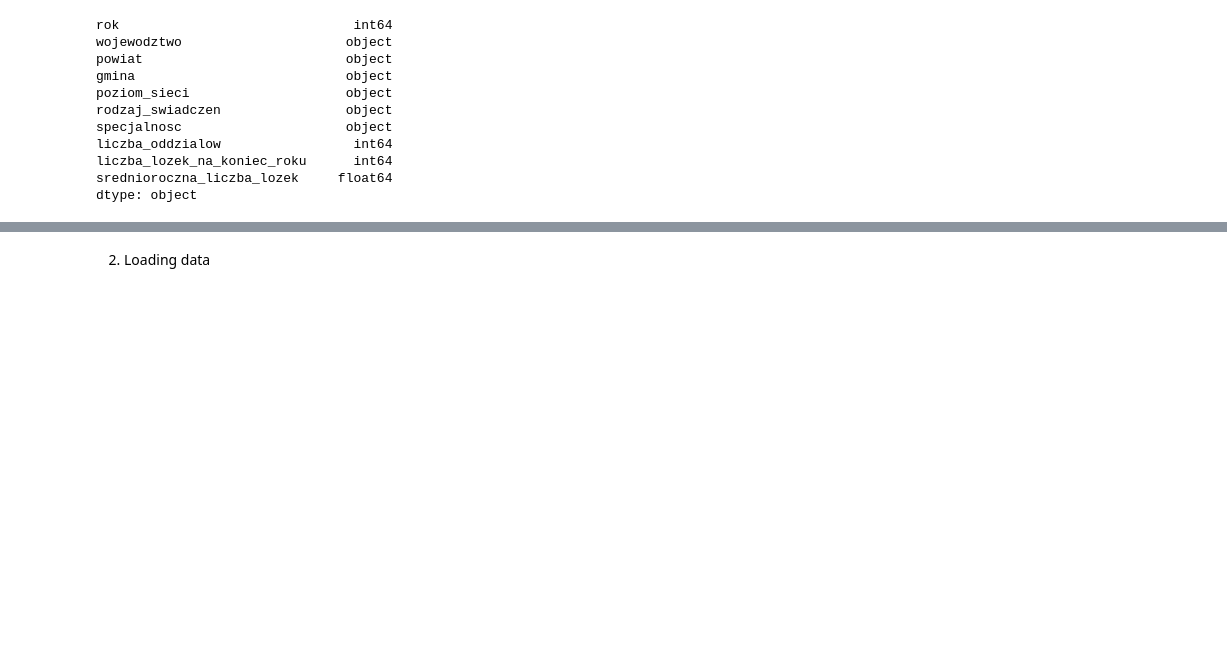
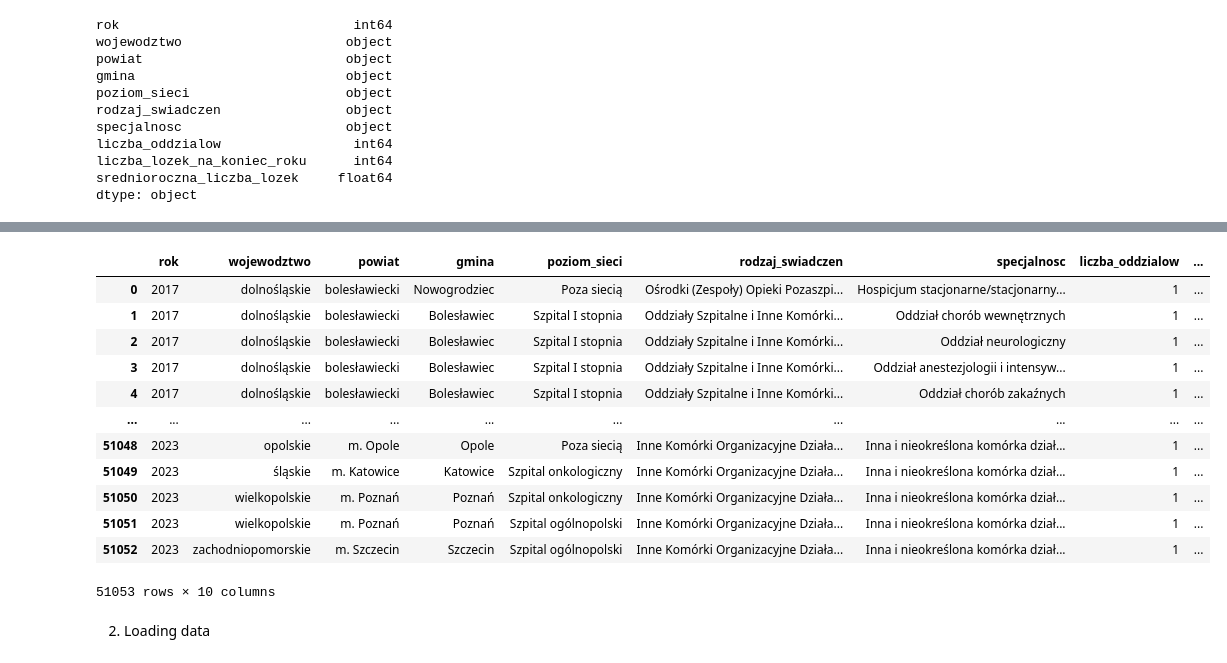
Before and after one commit to wiktorKycia/EDA, a Jupyter notebook: main.ipynb, the cells around one changed output, grey strips where cells are left out. Drawn from its saved outputs; the diff is of its cells as text; code cells hidden in the pictures; blank space fills up the shorter version.

```diff
--- a/main.ipynb
+++ b/main.ipynb
@@ -376,3 +417,19 @@ dtype: object
+# %%
+df
+# %% [output]
+|  | rok | wojewodztwo | powiat | gmina | poziom_sieci | rodzaj_swiadczen | specjalnosc | liczba_oddzialow | ... |
+| 0 | 2017 | dolnośląskie | bolesławiecki | Nowogrodziec | Poza siecią | Ośrodki (Zespoły) Opieki Pozaszpi... | Hospicjum stacjonarne/stacjonarny... | 1 | ... |
+| 1 | 2017 | dolnośląskie | bolesławiecki | Bolesławiec | Szpital I stopnia | Oddziały Szpitalne i Inne Komórki... | Oddział chorób wewnętrznych | 1 | ... |
+| 2 | 2017 | dolnośląskie | bolesławiecki | Bolesławiec | Szpital I stopnia | Oddziały Szpitalne i Inne Komórki... | Oddział neurologiczny | 1 | ... |
+| 3 | 2017 | dolnośląskie | bolesławiecki | Bolesławiec | Szpital I stopnia | Oddziały Szpitalne i Inne Komórki... | Oddział anestezjologii i intensyw... | 1 | ... |
+| 4 | 2017 | dolnośląskie | bolesławiecki | Bolesławiec | Szpital I stopnia | Oddziały Szpitalne i Inne Komórki... | Oddział chorób zakaźnych | 1 | ... |
+| ... | ... | ... | ... | ... | ... | ... | ... | ... | ... |
+| 51048 | 2023 | opolskie | m. Opole | Opole | Poza siecią | Inne Komórki Organizacyjne Działa... | Inna i nieokreślona komórka dział... | 1 | ... |
+| 51049 | 2023 | śląskie | m. Katowice | Katowice | Szpital onkologiczny | Inne Komórki Organizacyjne Działa... | Inna i nieokreślona komórka dział... | 1 | ... |
+| 51050 | 2023 | wielkopolskie | m. Poznań | Poznań | Szpital onkologiczny | Inne Komórki Organizacyjne Działa... | Inna i nieokreślona komórka dział... | 1 | ... |
+| 51051 | 2023 | wielkopolskie | m. Poznań | Poznań | Szpital ogólnopolski | Inne Komórki Organizacyjne Działa... | Inna i nieokreślona komórka dział... | 1 | ... |
+| 51052 | 2023 | zachodniopomorskie | m. Szczecin | Szczecin | Szpital ogólnopolski | Inne Komórki Organizacyjne Działa... | Inna i nieokreślona komórka dział... | 1 | ... |
+51053 rows × 10 columns
 # %% [markdown]
 2. Loading data
 # %%
```
Also changed, not shown: parts of 3 cells of this notebook.
